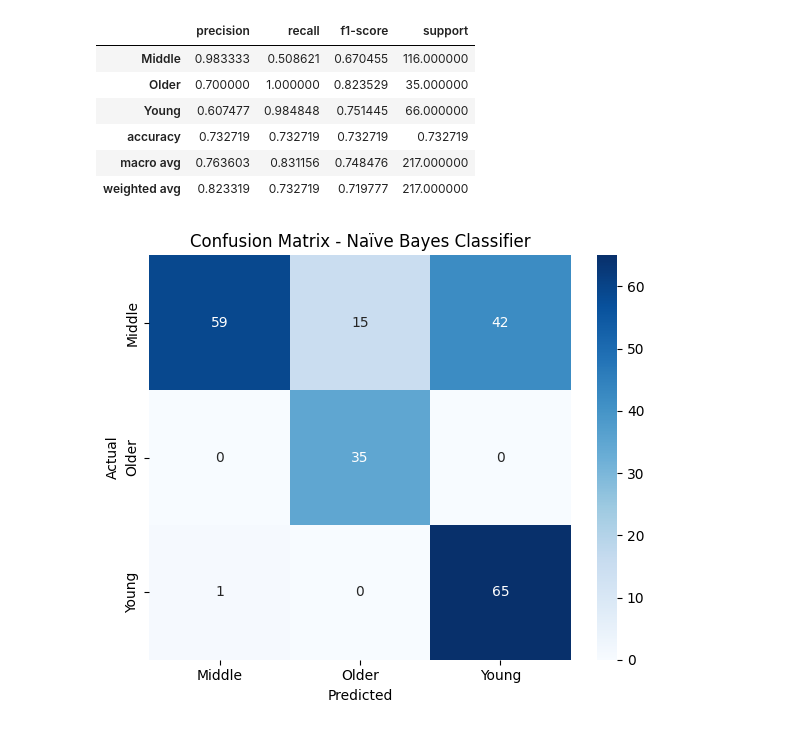
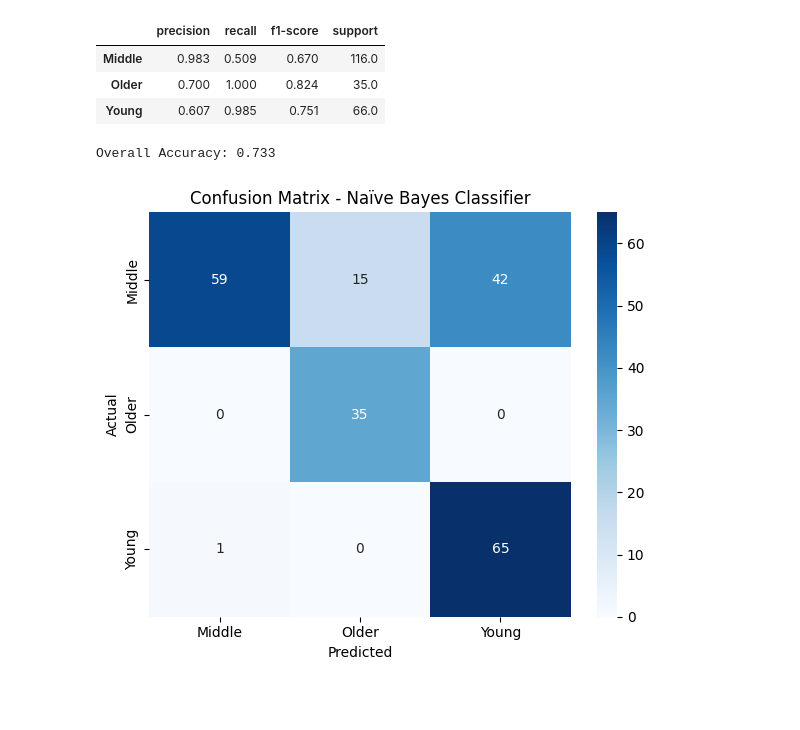
Before and after one commit to sara-aldahshan/CSE271_Project, a Jupyter notebook: Classification_NB_kNN_Analysis.ipynb, the cells around one changed output. Cells and saved outputs as stored; diff of their text form; code cells hidden in the pictures; blank space fills up the shorter version.

Commit message:
Add files via upload
updated Numerical evaluation tables

```diff
--- a/Classification_NB_kNN_Analysis.ipynb
+++ b/Classification_NB_kNN_Analysis.ipynb
@@ -43,18 +43,33 @@ X_train, X_test, y_train, y_test = train_test_split(X, y, test_size=0.2, random_
 # %%
 # Train and evaluate Naïve Bayes model
 nb_model = GaussianNB()
 nb_model.fit(X_train, y_train)
 y_pred = nb_model.predict(X_test)
+
+# Generate report
 report = classification_report(y_test, y_pred, output_dict=True)
-pd.DataFrame(report).transpose() # Display classification report
+
+# Remove macro avg and weighted avg
+report.pop("macro avg", None)
+report.pop("weighted avg", None)
+
+# Extract and remove overall accuracy
+accuracy = report.pop("accuracy", None)
+
+# Create DataFrame for class-wise metrics
+df = pd.DataFrame(report).transpose().round(3)
+
+# Display classification report
+display(df)
+
+# Print overall accuracy separately
+print(f"Overall Accuracy: {accuracy:.3f}")
 # %% [output]
 |  | precision | recall | f1-score | support |
-| Middle | 0.983333 | 0.508621 | 0.670455 | 116.000000 |
-| Older | 0.700000 | 1.000000 | 0.823529 | 35.000000 |
-| Young | 0.607477 | 0.984848 | 0.751445 | 66.000000 |
-| accuracy | 0.732719 | 0.732719 | 0.732719 | 0.732719 |
-| macro avg | 0.763603 | 0.831156 | 0.748476 | 217.000000 |
-| weighted avg | 0.823319 | 0.732719 | 0.719777 | 217.000000 |
+| Middle | 0.983 | 0.509 | 0.670 | 116.0 |
+| Older | 0.700 | 1.000 | 0.824 | 35.0 |
+| Young | 0.607 | 0.985 | 0.751 | 66.0 |
+Overall Accuracy: 0.733
 # %%
 # Create confusion matrix for Naïve Bayes
 conf_matrix = confusion_matrix(y_test, y_pred)
```
Also changed, not shown: parts of 1 cell of this notebook.
